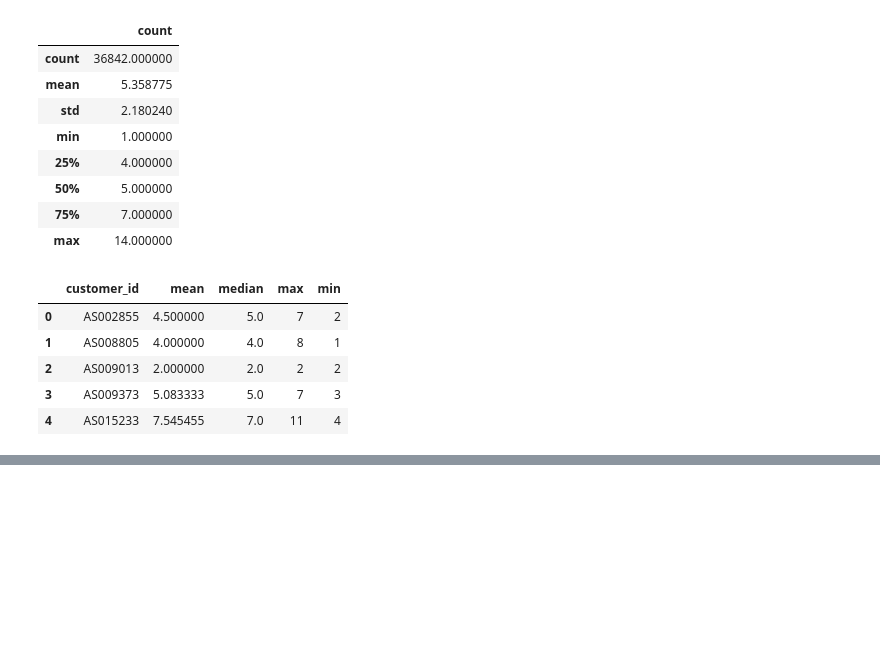
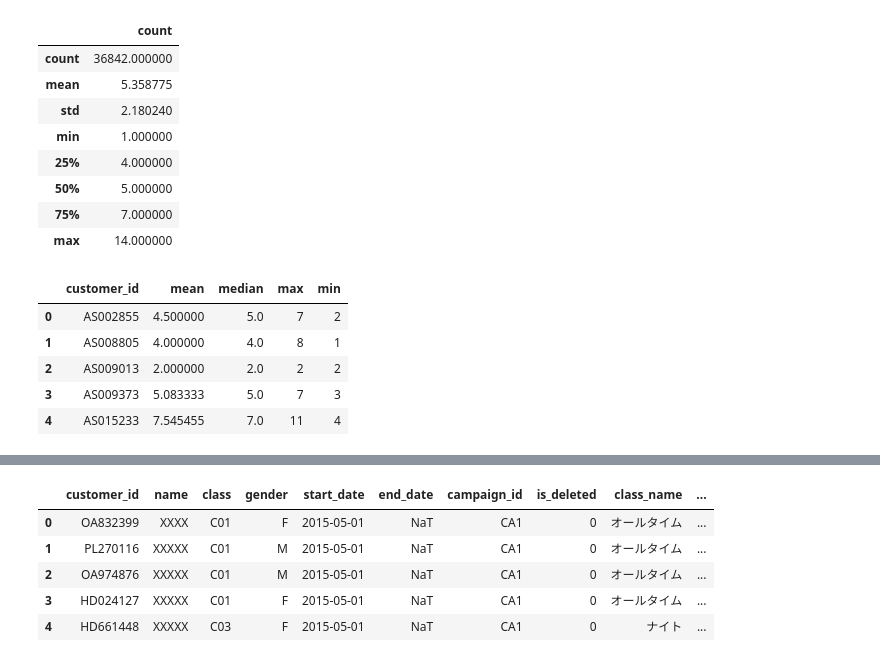
Before and after one commit to Kosuke-Yanai/KY, a Jupyter notebook: Python/Python_実践データ分析_100本ノック/Round2/knock_021-030.ipynb, the cells around one changed output, grey strips where cells are left out. Saved outputs shown, nothing was run; the diff lists cells and outputs as text; code cells hidden in the pictures; blank space fills up the shorter version.

```diff
--- a/Python/Python_実践データ分析_100本ノック/Round2/knock_021-030.ipynb
+++ b/Python/Python_実践データ分析_100本ノック/Round2/knock_021-030.ipynb
@@ -251,0 +275,3 @@ uselog_customer.head()
+# %%
+uselog_weekday.rename(columns={"log_id":"count"}, inplace=True)
+uselog_weekday.head()
@@ -251,0 +295,3 @@ uselog_customer.head()
+# %%
+uselog_weekday = uselog_weekday.groupby("customer_id", as_index=False).max()[["customer_id", "count"]]
+uselog_weekday.head()
@@ -251,0 +305,3 @@ uselog_customer.head()
+# %%
+uselog_weekday["routine_flg"] = 0
+uselog_weekday.head()
@@ -251,0 +315,3 @@ uselog_customer.head()
+# %%
+uselog_weekday["routine_flg"] = uselog_weekday["routine_flg"].where(uselog_weekday["count"]<4, 1)
+uselog_weekday.head()
@@ -251,0 +354,11 @@ uselog_customer.head()
+# %%
+uselog_join = pd.merge(customer_join, uselog_customer, on="customer_id", how="left")
+uselog_join = pd.merge(uselog_join, uselog_weekday, on="customer_id", how="left")
+uselog_join.head()
+# %% [output]
+|  | customer_id | name | class | gender | start_date | end_date | campaign_id | is_deleted | class_name | ... |
+| 0 | OA832399 | XXXX | C01 | F | 2015-05-01 | NaT | CA1 | 0 | オールタイム | ... |
+| 1 | PL270116 | XXXXX | C01 | M | 2015-05-01 | NaT | CA1 | 0 | オールタイム | ... |
+| 2 | OA974876 | XXXXX | C01 | M | 2015-05-01 | NaT | CA1 | 0 | オールタイム | ... |
+| 3 | HD024127 | XXXXX | C01 | F | 2015-05-01 | NaT | CA1 | 0 | オールタイム | ... |
+| 4 | HD661448 | XXXXX | C03 | F | 2015-05-01 | NaT | CA1 | 0 | ナイト | ... |
```
Also changed, not shown: parts of 21 cells of this notebook.
